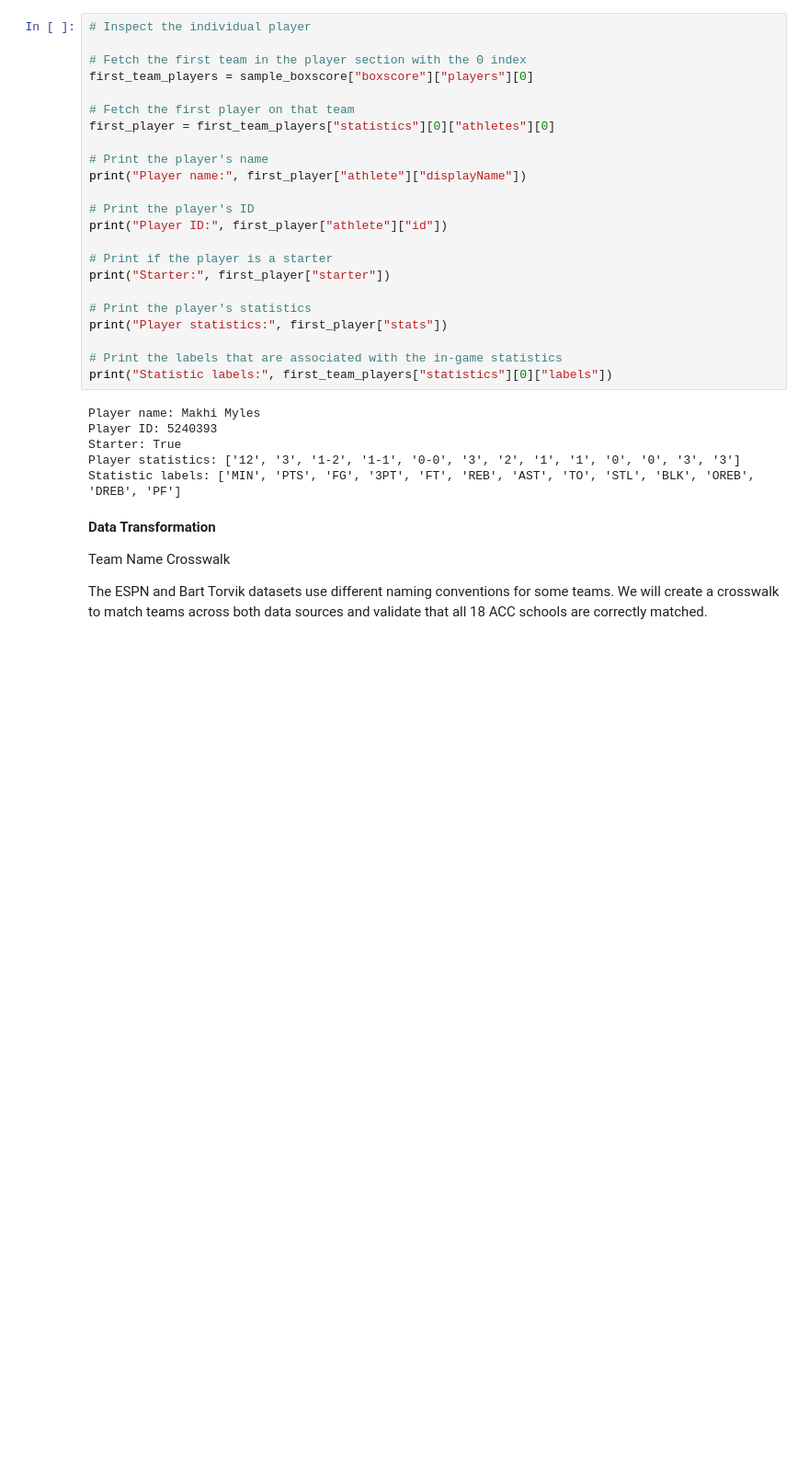
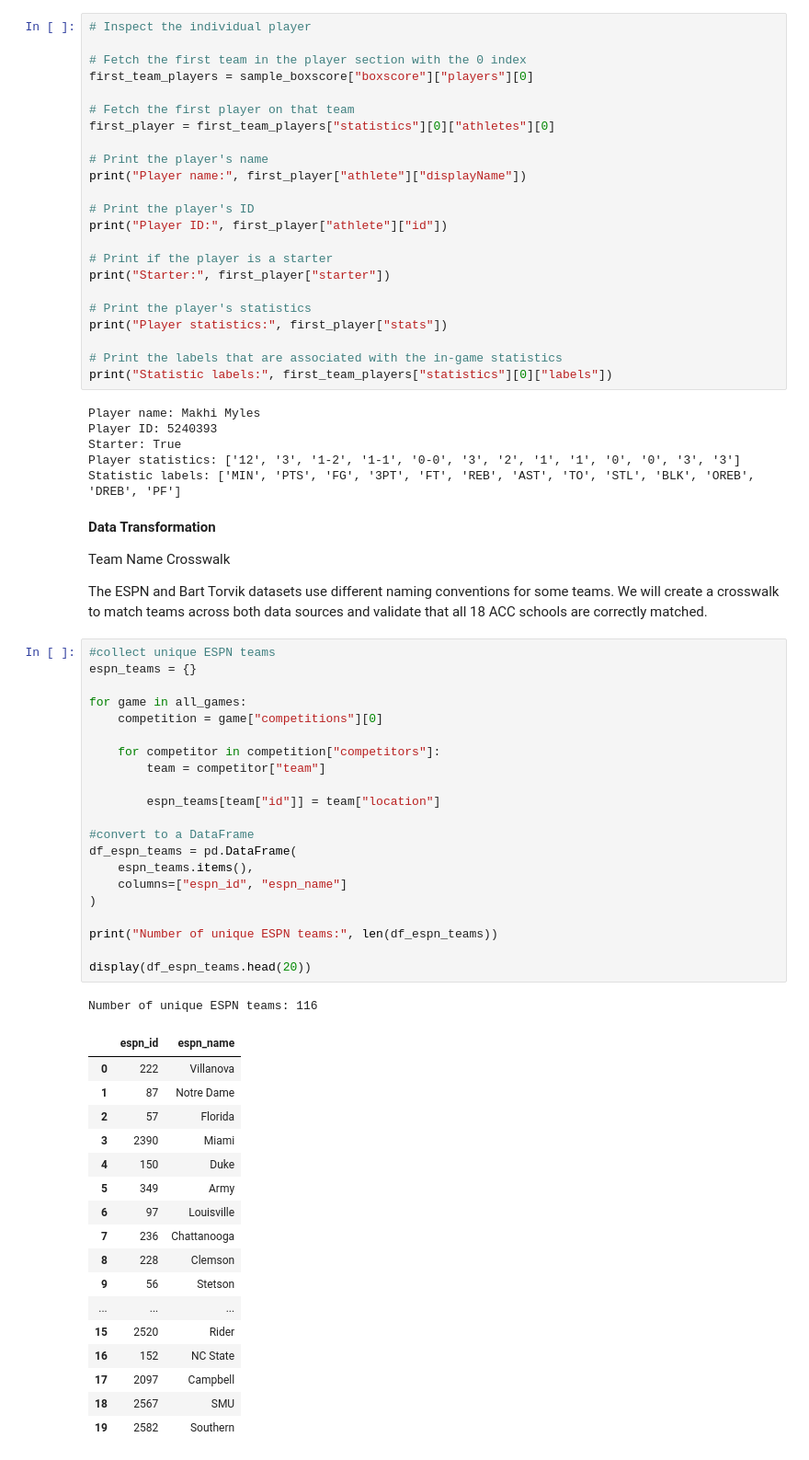
Before and after one commit to ekee7/acc_reality_check, a Jupyter notebook: ACC_Reality_Check.ipynb, the cells around one changed output. Shown at 92% size. Cells and saved outputs as stored; diff of their text form; blank space fills up the shorter version.

Commit message:
collecting 116 unique espn teams

```diff
--- a/ACC_Reality_Check.ipynb
+++ b/ACC_Reality_Check.ipynb
@@ -455,3 +455,43 @@ The ESPN and Bart Torvik datasets use different naming
 conventions for some teams. We will create a crosswalk
 to match teams across both data sources and validate
 that all 18 ACC schools are correctly matched.
+# %%
+#collect unique ESPN teams
+espn_teams = {}
+
+for game in all_games:
+    competition = game["competitions"][0]
+
+    for competitor in competition["competitors"]:
+        team = competitor["team"]
+
+        espn_teams[team["id"]] = team["location"]
+
+#convert to a DataFrame
+df_espn_teams = pd.DataFrame(
+    espn_teams.items(),
+    columns=["espn_id", "espn_name"]
+)
+
+print("Number of unique ESPN teams:", len(df_espn_teams))
+
+display(df_espn_teams.head(20))
+# %% [output]
+Number of unique ESPN teams: 116
+|  | espn_id | espn_name |
+| 0 | 222 | Villanova |
+| 1 | 87 | Notre Dame |
+| 2 | 57 | Florida |
+| 3 | 2390 | Miami |
+| 4 | 150 | Duke |
+| 5 | 349 | Army |
+| 6 | 97 | Louisville |
+| 7 | 236 | Chattanooga |
+| 8 | 228 | Clemson |
+| 9 | 56 | Stetson |
+| ... | ... | ... |
+| 15 | 2520 | Rider |
+| 16 | 152 | NC State |
+| 17 | 2097 | Campbell |
+| 18 | 2567 | SMU |
+| 19 | 2582 | Southern |
```
